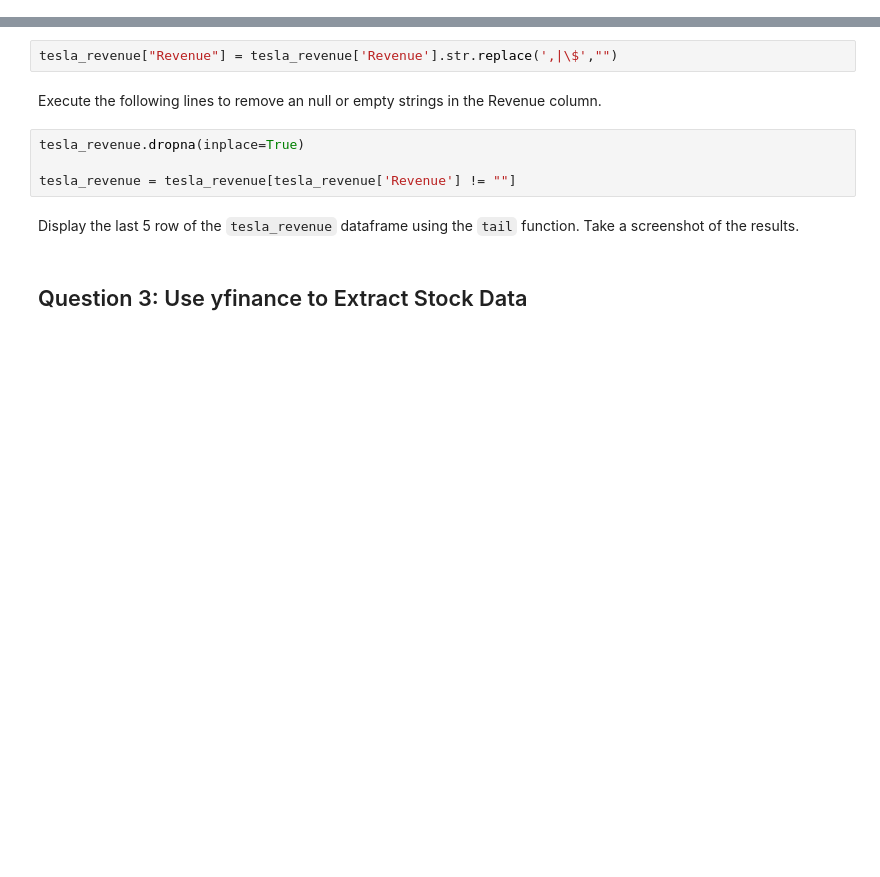
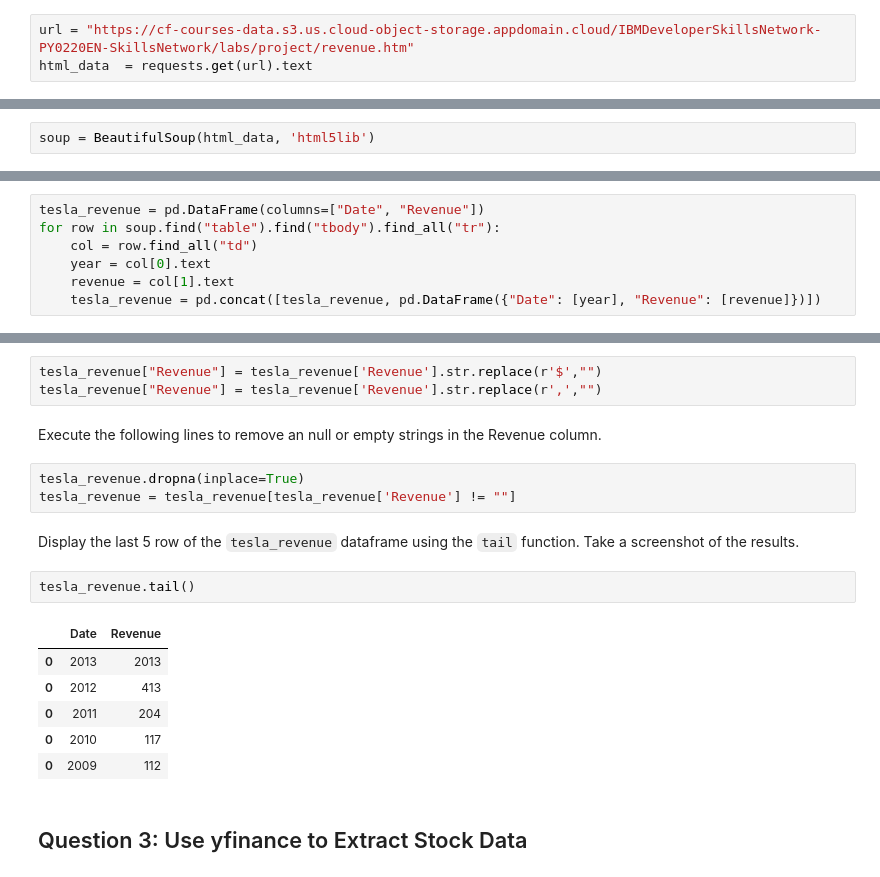
Before and after one commit to alicewchen/practice-projects, a Jupyter notebook: ibm-data-science/course-05/short_squeeze_dashboard.ipynb, the cells around one changed output, grey strips where cells are left out. Saved outputs shown, nothing was run; the diff lists cells and outputs as text; blank space fills up the shorter version.

Commit message:
complete course 5 assignment

````diff
--- a/ibm-data-science/course-05/short_squeeze_dashboard.ipynb
+++ b/ibm-data-science/course-05/short_squeeze_dashboard.ipynb
@@ -83,8 +87,13 @@ tesla_data.head()
 ## Question 2: Use Webscraping to Extract Tesla Revenue Data
 # %% [markdown]
 Use the `requests` library to download the webpage https://cf-courses-data.s3.us.cloud-object-storage.appdomain.cloud/IBMDeveloperSkillsNetwork-PY0220EN-SkillsNetwork/labs/project/revenue.htm Save the text of the response as a variable named `html_data`.
+# %%
+url = "https://cf-courses-data.s3.us.cloud-object-storage.appdomain.cloud/IBMDeveloperSkillsNetwork-PY0220EN-SkillsNetwork/labs/project/revenue.htm"
+html_data  = requests.get(url).text
 # %% [markdown]
 Parse the html data using `beautiful_soup`.
+# %%
+soup = BeautifulSoup(html_data, 'html5lib')
 # %% [markdown]
 Using `BeautifulSoup` or the `read_html` function extract the table with `Tesla Revenue` and store it into a dataframe named `tesla_revenue`. The dataframe should have columns `Date` and `Revenue`.
 # %% [markdown]
@@ -102,18 +111,34 @@ If you want to use the read_html function the table is located at index 1
 ```
 
 </details>
+# %%
+tesla_revenue = pd.DataFrame(columns=["Date", "Revenue"])
+for row in soup.find("table").find("tbody").find_all("tr"):
+    col = row.find_all("td")
+    year = col[0].text
+    revenue = col[1].text
+    tesla_revenue = pd.concat([tesla_revenue, pd.DataFrame({"Date": [year], "Revenue": [revenue]})])
 # %% [markdown]
 Execute the following line to remove the comma and dollar sign from the `Revenue` column.
 # %%
-tesla_revenue["Revenue"] = tesla_revenue['Revenue'].str.replace(',|\$',"")
+tesla_revenue["Revenue"] = tesla_revenue['Revenue'].str.replace(r'$',"")
+tesla_revenue["Revenue"] = tesla_revenue['Revenue'].str.replace(r',',"")
 # %% [markdown]
 Execute the following lines to remove an null or empty strings in the Revenue column.
 # %%
 tesla_revenue.dropna(inplace=True)
-
 tesla_revenue = tesla_revenue[tesla_revenue['Revenue'] != ""]
 # %% [markdown]
 Display the last 5 row of the `tesla_revenue` dataframe using the `tail` function. Take a screenshot of the results.
+# %%
+tesla_revenue.tail()
+# %% [output]
+|  | Date | Revenue |
+| 0 | 2013 | 2013 |
+| 0 | 2012 | 413 |
+| 0 | 2011 | 204 |
+| 0 | 2010 | 117 |
+| 0 | 2009 | 112 |
 # %% [markdown]
 ## Question 3: Use yfinance to Extract Stock Data
 # %% [markdown]
````
Also changed, not shown: parts of 12 cells of this notebook.
